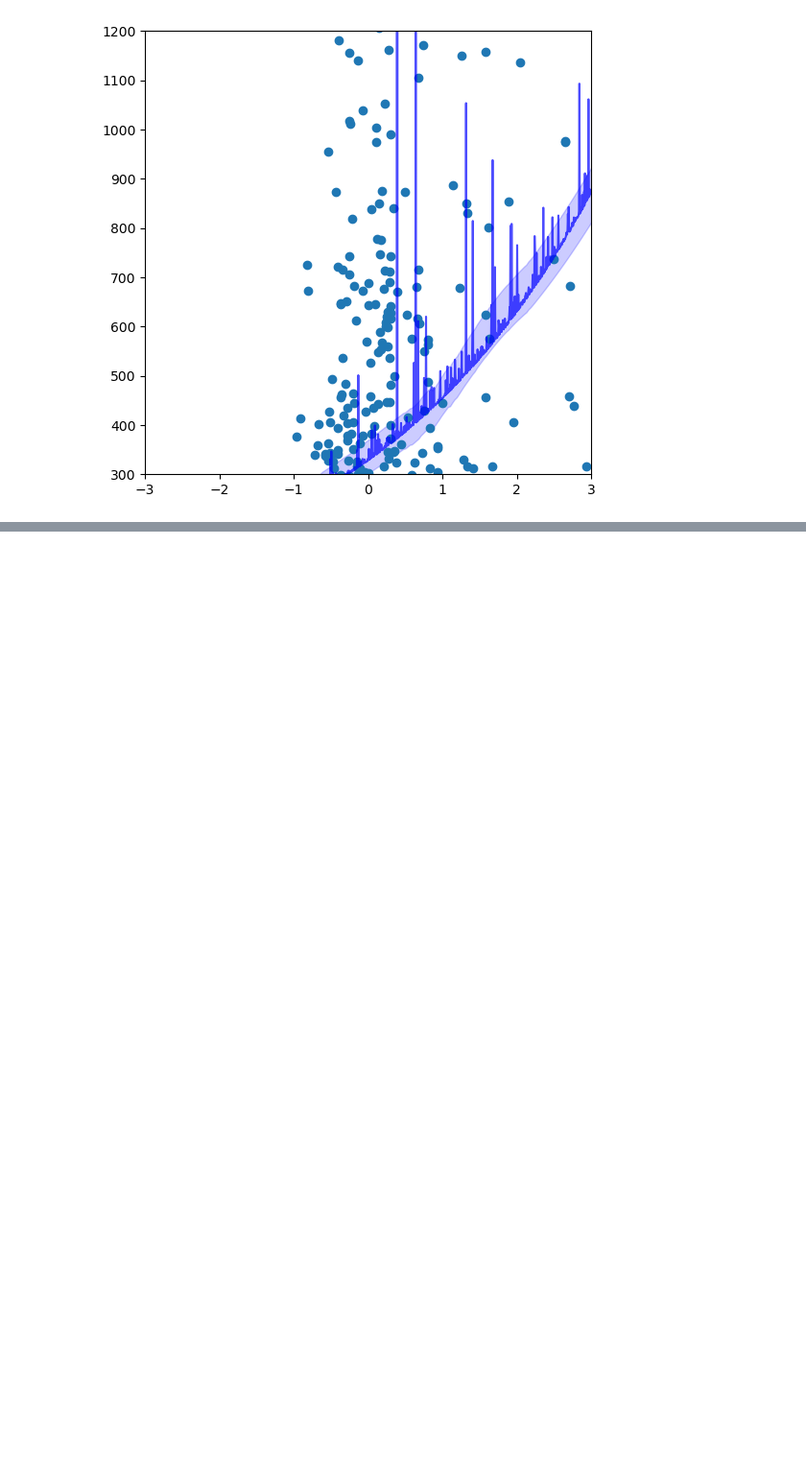
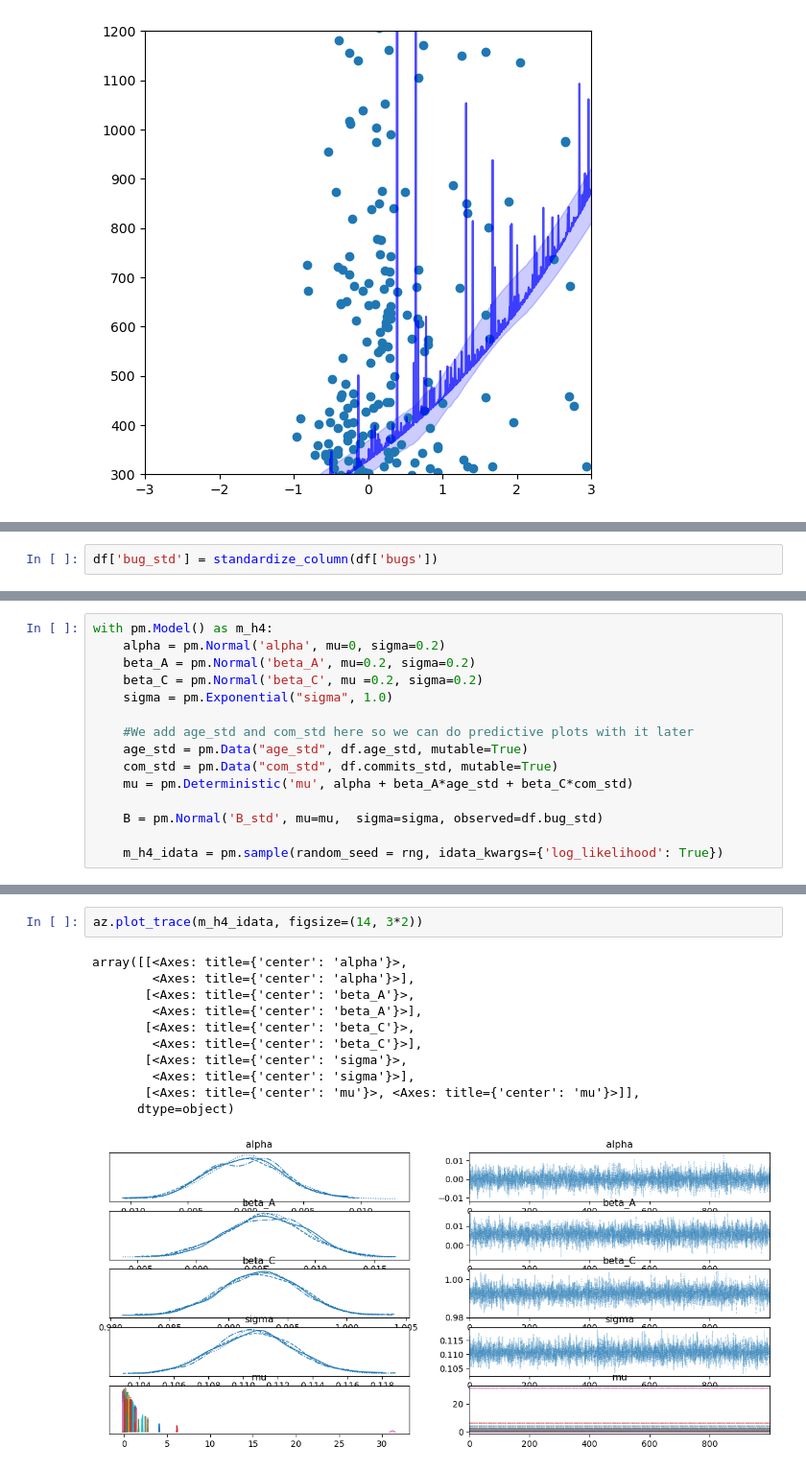
Before and after one commit to ah140797/PPExam24, a Jupyter notebook: anders.ipynb, the cells around one changed output, grey strips where cells are left out. Shown at 96% size. Saved outputs shown, nothing was run; the diff lists cells and outputs as text; blank space fills up the shorter version.

```diff
--- a/anders.ipynb
+++ b/anders.ipynb
@@ -380,0 +383,2 @@ plt.ylim(300,1200)
+# %%
+df['bug_std'] = standardize_column(df['bugs'])
@@ -380,0 +417,15 @@ plt.ylim(300,1200)
+# %%
+with pm.Model() as m_h4:
+    alpha = pm.Normal('alpha', mu=0, sigma=0.2)
+    beta_A = pm.Normal('beta_A', mu=0.2, sigma=0.2)
+    beta_C = pm.Normal('beta_C', mu =0.2, sigma=0.2)
+    sigma = pm.Exponential("sigma", 1.0)
+
+    #We add age_std and com_std here so we can do predictive plots with it later
+    age_std = pm.Data("age_std", df.age_std, mutable=True)
+    com_std = pm.Data("com_std", df.commits_std, mutable=True)
+    mu = pm.Deterministic('mu', alpha + beta_A*age_std + beta_C*com_std)
+
+    B = pm.Normal('B_std', mu=mu,  sigma=sigma, observed=df.bug_std)
+
+    m_h4_idata = pm.sample(random_seed = rng, idata_kwargs={'log_likelihood': True})
@@ -380,0 +439,14 @@ plt.ylim(300,1200)
+# %%
+az.plot_trace(m_h4_idata, figsize=(14, 3*2))
+# %% [output]
+array([[<Axes: title={'center': 'alpha'}>,
+        <Axes: title={'center': 'alpha'}>],
+       [<Axes: title={'center': 'beta_A'}>,
+        <Axes: title={'center': 'beta_A'}>],
+       [<Axes: title={'center': 'beta_C'}>,
+        <Axes: title={'center': 'beta_C'}>],
+       [<Axes: title={'center': 'sigma'}>,
+        <Axes: title={'center': 'sigma'}>],
+       [<Axes: title={'center': 'mu'}>, <Axes: title={'center': 'mu'}>]],
+      dtype=object)
+[figure, added]
```
Also changed, not shown: parts of 12 cells of this notebook.
